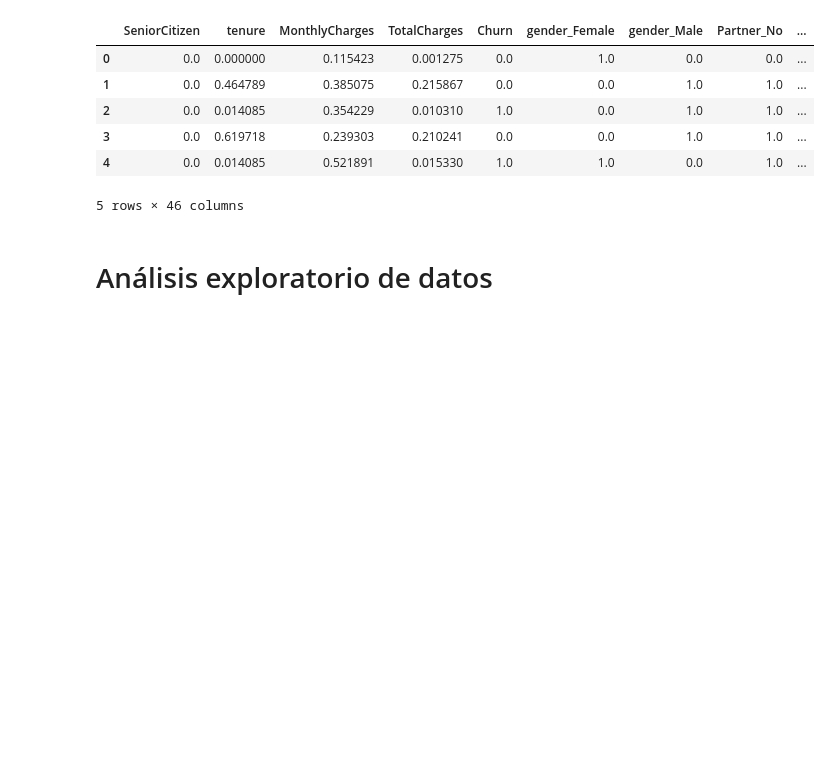
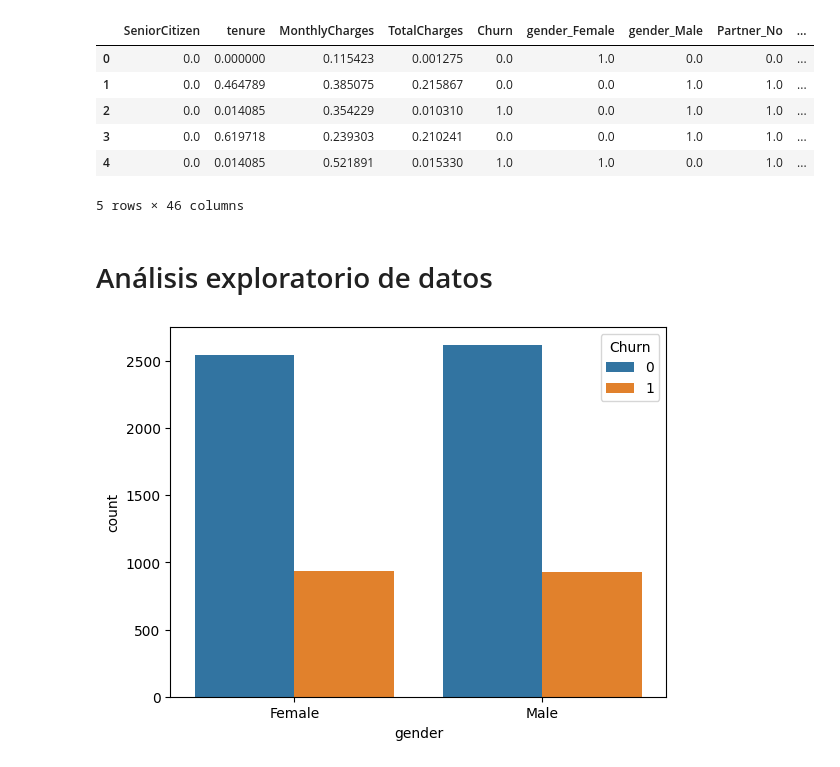
Before and after one commit to dionicio-alberto/Regresion-Logistica, a Jupyter notebook: Notebooks/2_Binomial_regression.ipynb, the cells around one changed output. Cells and saved outputs as stored; diff of their text form; code cells hidden in the pictures; blank space fills up the shorter version.

```diff
--- a/Notebooks/2_Binomial_regression.ipynb
+++ b/Notebooks/2_Binomial_regression.ipynb
@@ -188,3 +188,8 @@ df_data_processing_scaled.head(5)
 5 rows × 46 columns
 # %% [markdown]
 # Análisis exploratorio de datos
+# %%
+sns.countplot(data=df_data, x='gender',hue='Churn')
+plt.show()
+# %% [output]
+[figure, added]
```
Also changed, not shown: parts of 16 cells of this notebook, 4 other files.
